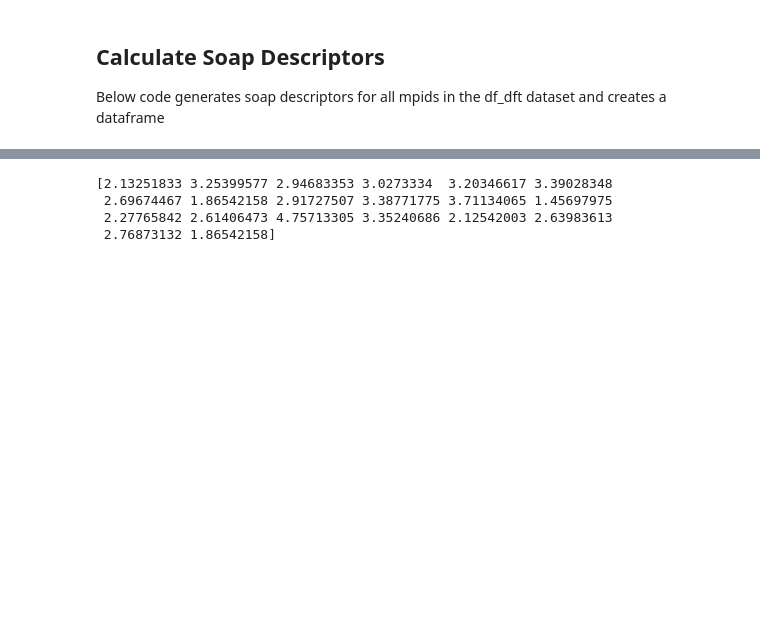
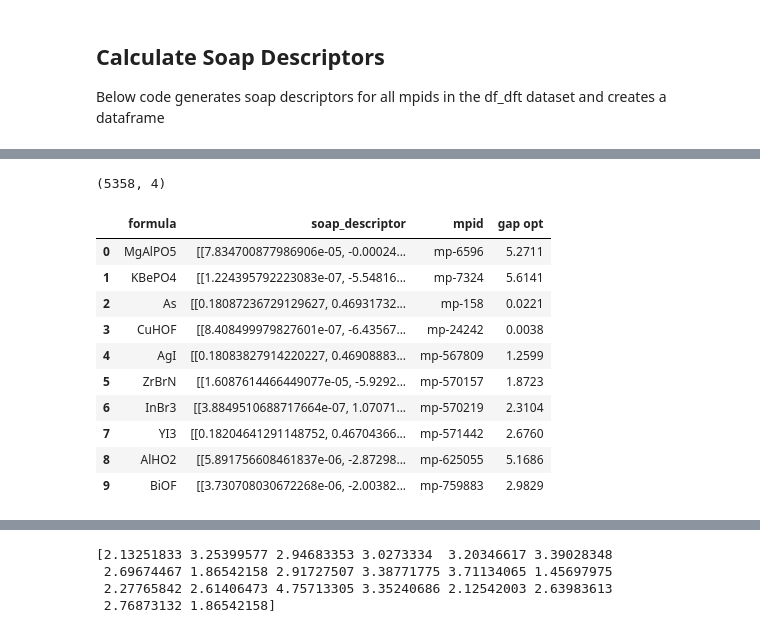
Before and after one commit to cadenmyers13/ml-dft-exp, a Jupyter notebook: codebase/load_matminer_data.ipynb, the cells around one changed output, grey strips where cells are left out. Saved outputs shown, nothing was run; the diff lists cells and outputs as text; code cells hidden in the pictures; blank space fills up the shorter version.

```diff
--- a/codebase/load_matminer_data.ipynb
+++ b/codebase/load_matminer_data.ipynb
@@ -100,6 +100,7 @@ The **SOAP (Smooth Overlap of Atomic Positions)** descriptor is a powerful tool
 3. **Smearing**: Gaussian smearing is used to smooth the atomic positions, ensuring a continuous representation.
 4. **Periodic Structures**: SOAP can be used to model periodic structures such as crystals, making it suitable for large-scale materials simulations.
 # %%
+API_KEYcm = "cmeSCicjBiIc0Nk02lArDwjO4V0jyXKw"
 
 def generate_soap_descriptor(mp_id, API_KEY=API_KEYcm):
     # 1. Connect to Materials Project
@@ -138,21 +139,27 @@ def generate_soap_descriptor(mp_id, API_KEY=API_KEYcm):
 ## Calculate Soap Descriptors
 Below code generates soap descriptors for all mpids in the df_dft dataset and creates a dataframe
 # %%
-# # Generate SOAP descriptors for all mpids
-# soap_dict = {}
-# for i, mpid in enumerate(mpids):
-#     try:
-#         soap_descriptor = generate_soap_descriptor(mp_id=mpid)
-#         soap_dict[df_dft['formula'].iloc[i]] = soap_descriptor
-#         soap_dict[df_dft['mpid'].iloc[i]] = soap_descriptor
-#     except Exception as e:
-#         print(f"Skipping {mpid} due to error: {e}")
+# Generate SOAP descriptors for all mpids
+soap_dict = {}
+for i, mpid in enumerate(mpids):
+    try:
+        soap_descriptor = generate_soap_descriptor(mp_id=mpid)
+        soap_dict[df_dft['formula'].iloc[i]] = soap_descriptor
+        soap_dict[df_dft['mpid'].iloc[i]] = soap_descriptor
+    except Exception as e:
+        print(f"Skipping {mpid} due to error: {e}")
 
 
-
-# df_soap = pd.DataFrame({
-#     'formula': soap_dict.keys(),
-#     'soap_descriptor': soap_dict.values()
-# })
-# df_soap = df_soap.merge(df_dft[['formula', 'mpid']], on='formula', how='left')
-# df_soap.drop_duplicates(subset=['formula'], inplace=True)
+df_soap = pd.DataFrame({
+    'formula': soap_dict.keys(),
+    'soap_descriptor': soap_dict.values()
+})
+df_soap = df_soap.merge(df_dft[['formula', 'mpid']], on='formula', how='left')
+df_soap.drop_duplicates(subset=['formula'], inplace=True)
+df_soap.dropna(inplace=True)
+df_soap.reset_index(drop=True, inplace=True)
+print(df_soap.shape)
+save_path = '/Users/cadenmyers/billingelab/dev/ml4ms_bandgap_final/data/soap_descriptors_raw.pkl.gz'
+# # Save as compressed pickle
+# with gzip.open(save_path, 'wb') as f:
+#     pickle.dump(df_soap, f)
@@ -158,0 +180,19 @@ Below code generates soap descriptors for all mpids in the df_dft dataset and cr
+# %%
+df_soap.head(10)
+df_dft_dedup = df_dft.drop_duplicates(subset='formula', keep='first')
+df_soap_raw = df_soap.merge(df_dft_dedup[['formula', 'gap opt']], on='formula', how='left')
+print(df_soap_raw.shape)
+df_soap_raw.head(10)
+# %% [output]
+(5358, 4)
+|  | formula | soap_descriptor | mpid | gap opt |
+| 0 | MgAlPO5 | [[7.834700877986906e-05, -0.00024... | mp-6596 | 5.2711 |
+| 1 | KBePO4 | [[1.224395792223083e-07, -5.54816... | mp-7324 | 5.6141 |
+| 2 | As | [[0.18087236729129627, 0.46931732... | mp-158 | 0.0221 |
+| 3 | CuHOF | [[8.408499979827601e-07, -6.43567... | mp-24242 | 0.0038 |
+| 4 | AgI | [[0.18083827914220227, 0.46908883... | mp-567809 | 1.2599 |
+| 5 | ZrBrN | [[1.6087614466449077e-05, -5.9292... | mp-570157 | 1.8723 |
+| 6 | InBr3 | [[3.8849510688717664e-07, 1.07071... | mp-570219 | 2.3104 |
+| 7 | YI3 | [[0.18204641291148752, 0.46704366... | mp-571442 | 2.6760 |
+| 8 | AlHO2 | [[5.891756608461837e-06, -2.87298... | mp-625055 | 5.1686 |
+| 9 | BiOF | [[3.730708030672268e-06, -2.00382... | mp-759883 | 2.9829 |
```
Also changed, not shown: parts of 15 cells of this notebook, 1 other file.
